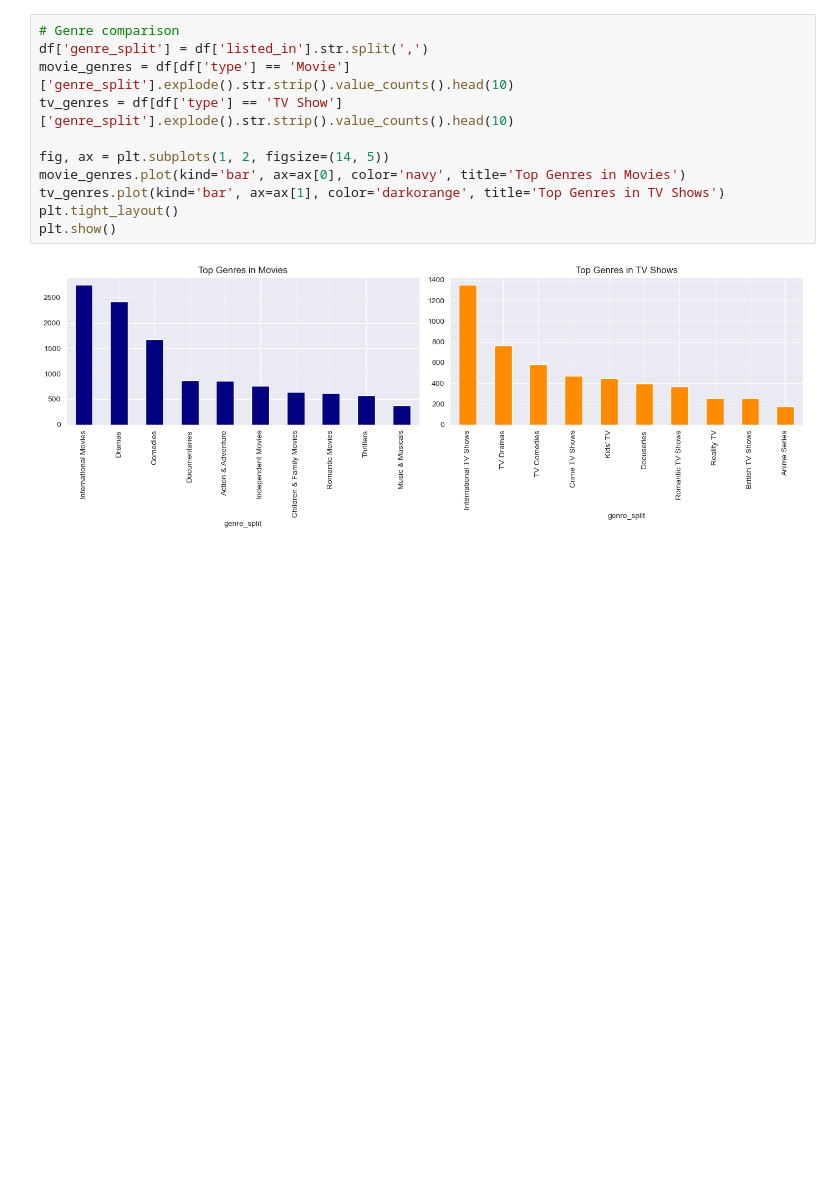
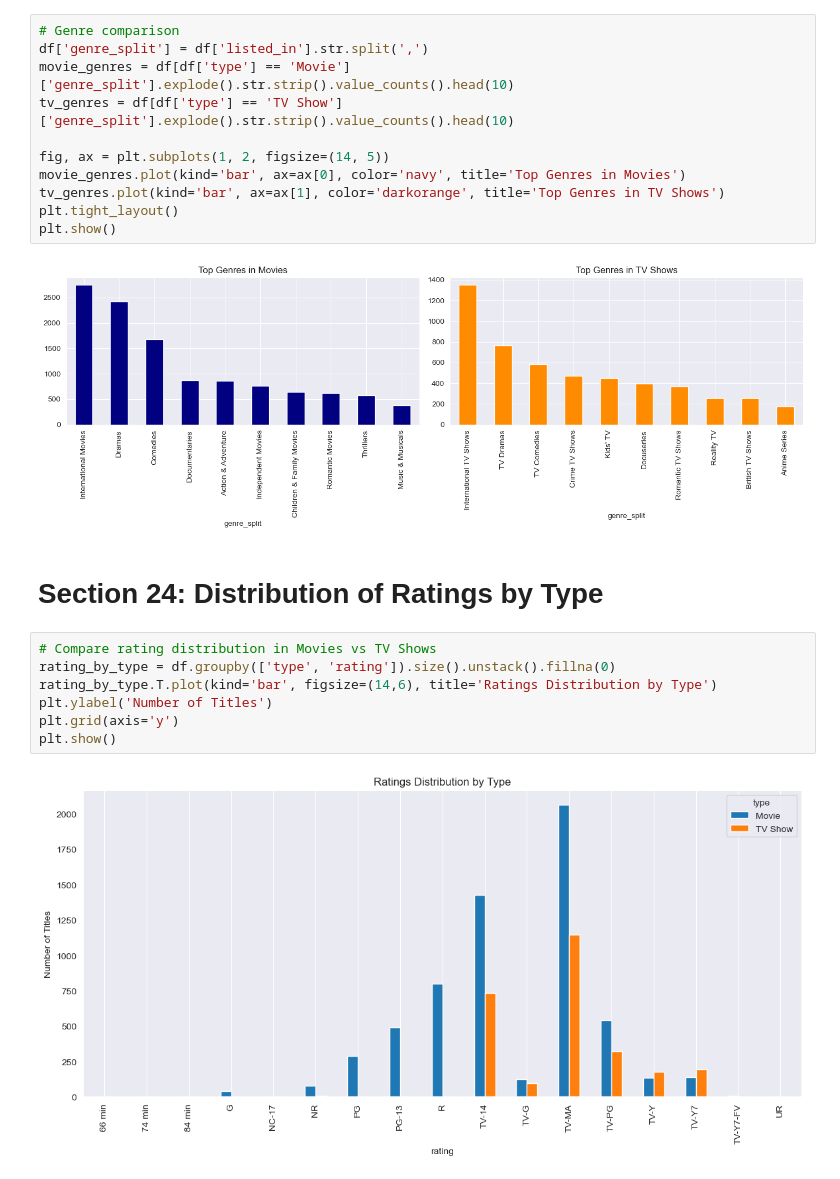
Before and after one commit to aghabidareh/NetflixAnalyzer, a Jupyter notebook: main.ipynb, the cells around one changed output. Cells and saved outputs as stored; diff of their text form; blank space fills up the shorter version.

Commit message:
plots-and-graphs

```diff
--- a/main.ipynb
+++ b/main.ipynb
@@ -375,3 +375,14 @@ plt.tight_layout()
 plt.show()
 # %% [output]
 [figure]
+# %% [markdown]
+# Section 24: Distribution of Ratings by Type
+# %%
+# Compare rating distribution in Movies vs TV Shows
+rating_by_type = df.groupby(['type', 'rating']).size().unstack().fillna(0)
+rating_by_type.T.plot(kind='bar', figsize=(14,6), title='Ratings Distribution by Type')
+plt.ylabel('Number of Titles')
+plt.grid(axis='y')
+plt.show()
+# %% [output]
+[figure, added]
```
